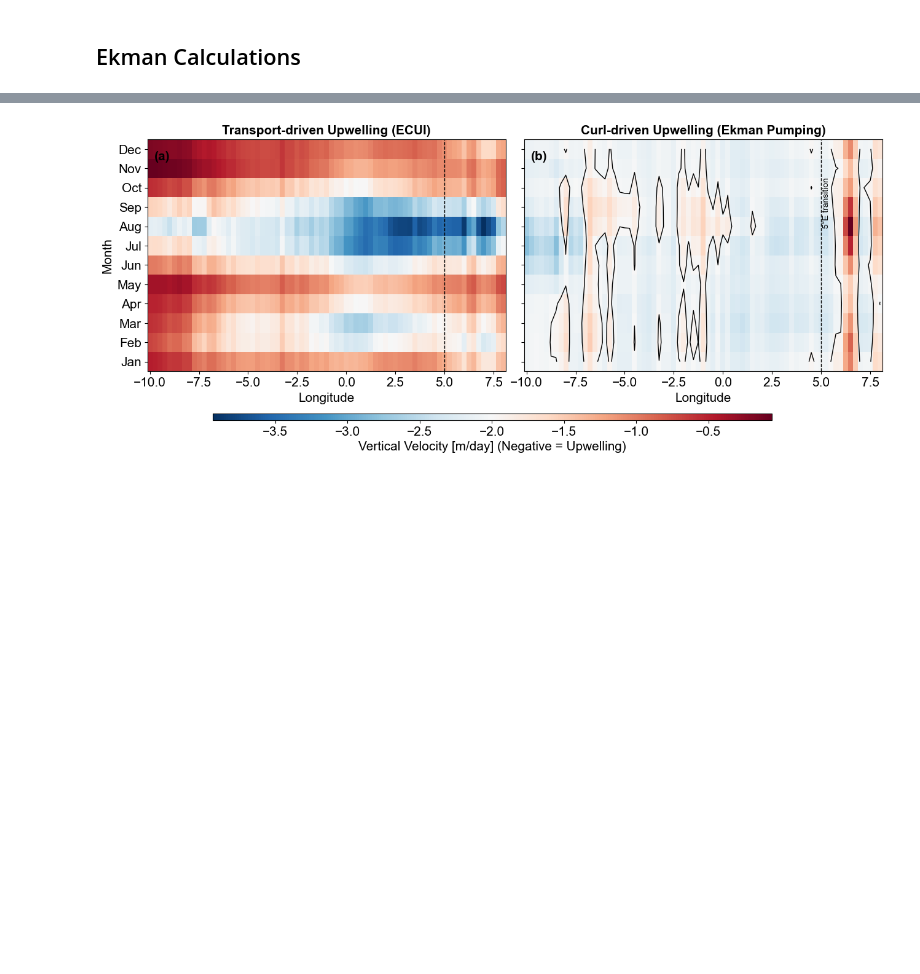
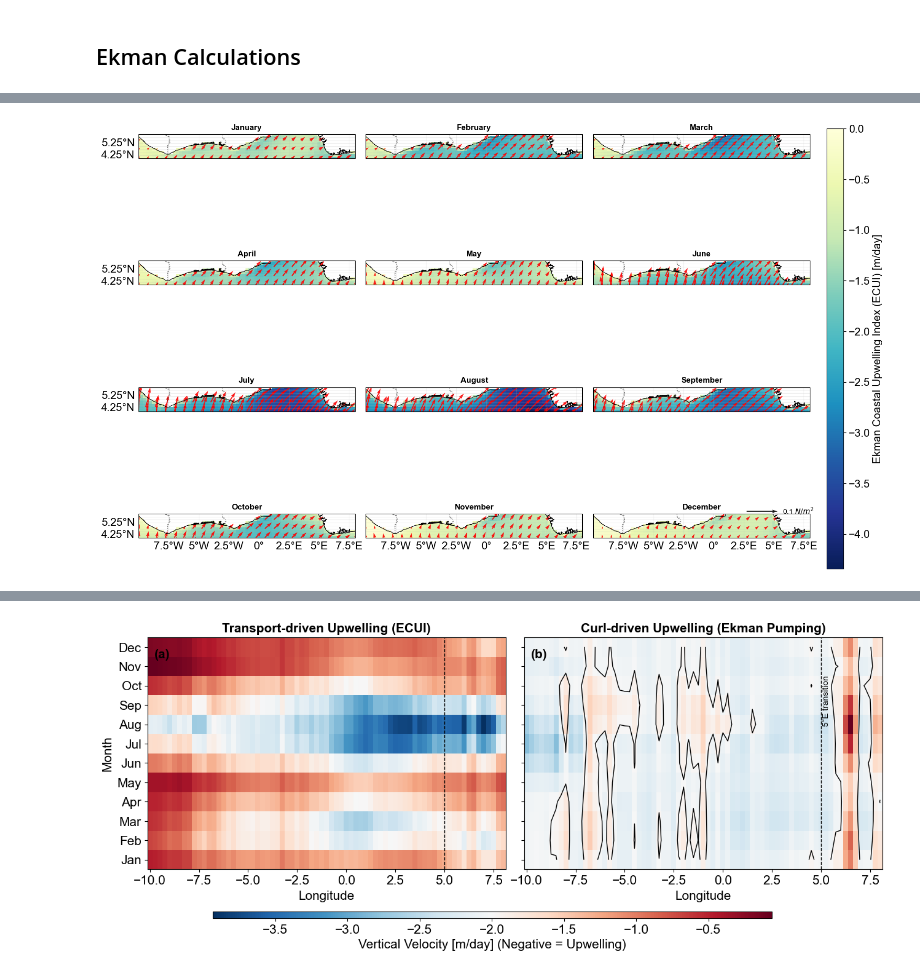
Before and after one commit to Annor-Gyimah/Coastal-Upwelling, a Jupyter notebook: notebooks/REFINED_EKMAN_CORRECTED.ipynb, the cells around one changed output, grey strips where cells are left out. Cells and saved outputs as stored; diff of their text form; code cells hidden in the pictures; blank space fills up the shorter version.

```diff
--- a/notebooks/REFINED_EKMAN_CORRECTED.ipynb
+++ b/notebooks/REFINED_EKMAN_CORRECTED.ipynb
@@ -627 +542,90 @@ plot_upwelling_with_quivers_refined(final_ds)
+# %%
+
+
+def plot_upwelling_with_quivers_refined(ds, variable='ECUI'):
+    # 1. Prepare Climatology
+    clim = ds.groupby('valid_time.month').mean()
+    v_plot = clim[variable] * 86400  # m/day
+    tx_clim = clim['tau_x']
+    ty_clim = clim['tau_y']
+
+    # ==========================================================
+    # NEW FIX: Compute the true global min/max across all months
+    # ==========================================================
+    global_min = float(v_plot.min().values)
+    global_max = float(v_plot.max().values)
+
+    # 2. Setup Figure
+    # We use subplots_adjust later for fine control over spacing
+    fig, axes = plt.subplots(nrows=4, ncols=3, figsize=(16, 12),
+                             subplot_kw={'projection': ccrs.PlateCarree()})
+    axes = axes.flatten()
+    month_names = ['January', 'February', 'March', 'April', 'May', 'June',
+                   'July', 'August', 'September', 'October', 'November', 'December']
+
+    # 3. Plotting Loop
+    for i, month in enumerate(range(1, 13)):
+        ax = axes[i]
+
+        # Plot ECUI (The Color) using the fixed global limits
+        im = v_plot.sel(month=month).plot(
+            ax=ax, transform=ccrs.PlateCarree(),
+            add_colorbar=False, cmap='YlGnBu_r',
+            vmin=global_min, vmax=global_max  # <-- APPLIED FIX HERE
+        )
+
+        # 4. Refined Quivers:
+        # Increase 's' (stride) to 3 or 4 to reduce overcrowding.
+        # Change color to 'white' or 'lightgrey' for contrast against dark blue.
+        s = 3
+        q = ax.quiver(
+            ds.longitude[::s], ds.latitude[::s],
+            tx_clim.sel(month=month)[::s, ::s],
+            ty_clim.sel(month=month)[::s, ::s],
+            transform=ccrs.PlateCarree(),
+            scale=0.7,          # Adjust this to change arrow length
+            color='red',      # Changed to white for visibility
+            width=0.005,        # Slightly thinner arrows
+            alpha=0.9
+        )
+
+        # Aesthetics
+        ax.add_feature(cfeature.COASTLINE, linewidth=0.8, edgecolor='black')
+        ax.add_feature(cfeature.BORDERS, linestyle=':', alpha=0.5)
+        ax.set_title(month_names[i], fontsize=11, fontweight='bold')
+        ax.set_extent([-10,8,4,6], crs=ccrs.PlateCarree())
+
+        # Labels
+        gl = ax.gridlines(draw_labels=True, dms=False,
+                  x_inline=False, y_inline=False, alpha=0.2)
+        gl.top_labels = False
+        gl.right_labels = False
+        if i % 3 != 0: gl.left_labels = False
+        if i < 9: gl.bottom_labels = False
+        gl.xlabel_style = {'size': 15}
+        gl.ylabel_style = {'size': 15}
+
+    # 5. Global Title and Layout Adjustment
+    plt.subplots_adjust(left=0.08, right=0.88, top=0.92, bottom=0.12, hspace=0.02, wspace=0.05)
+
+    # Colorbar and Quiver Key
+    cbar_ax = fig.add_axes([0.9, 0.15, 0.02, 0.7])
+    cbar = fig.colorbar(im, cax=cbar_ax, orientation='vertical')
+    cbar.set_label('Ekman Coastal Upwelling Index (ECUI) [m/day]', fontsize=15)
+    cbar.ax.tick_params(labelsize=15)
+
+    # Place quiver key in the bottom right
+    axes[11].quiverkey(q, 0.85, 1.1, 0.1, r'0.1 $N/m^2$', labelpos='E', coordinates='axes', color='black')
+
+    plt.savefig('Figures/Figure_2_ECUI_WindStress_Climatology.jpg',
+        dpi=300,
+        bbox_inches='tight',
+        pad_inches=0.04
+    )
+    plt.show()
+
+# Run the plot
+plot_upwelling_with_quivers_refined(final_ds)
+# %% [output]
+[figure, added]
 # %% [markdown]
```
Also changed, not shown: parts of 34 cells of this notebook, 9 other files.
